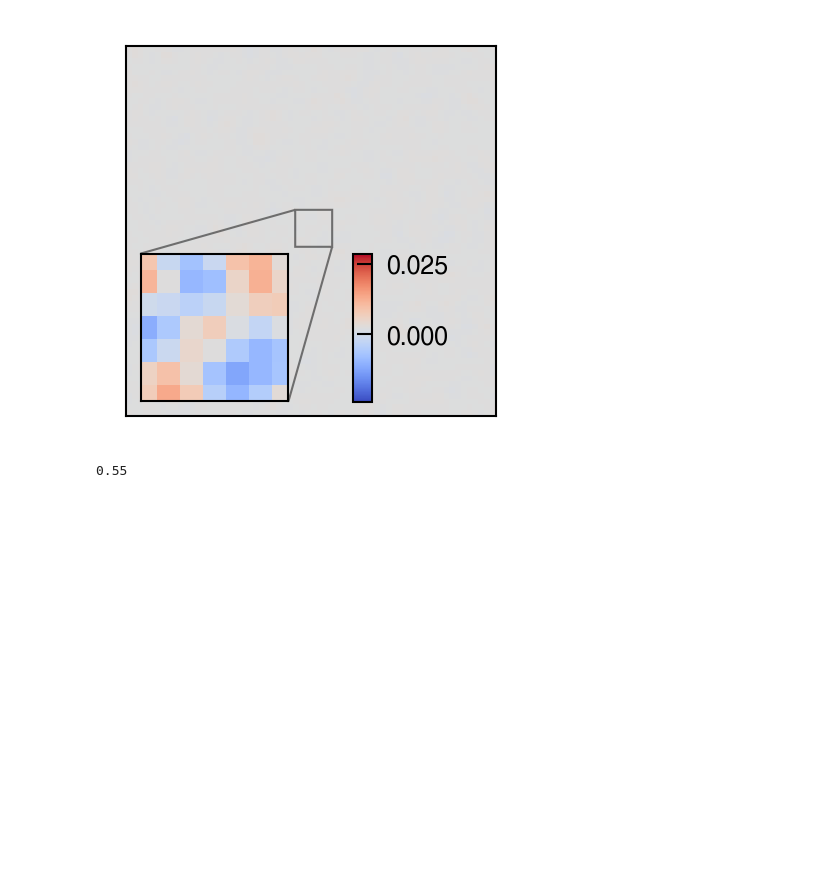
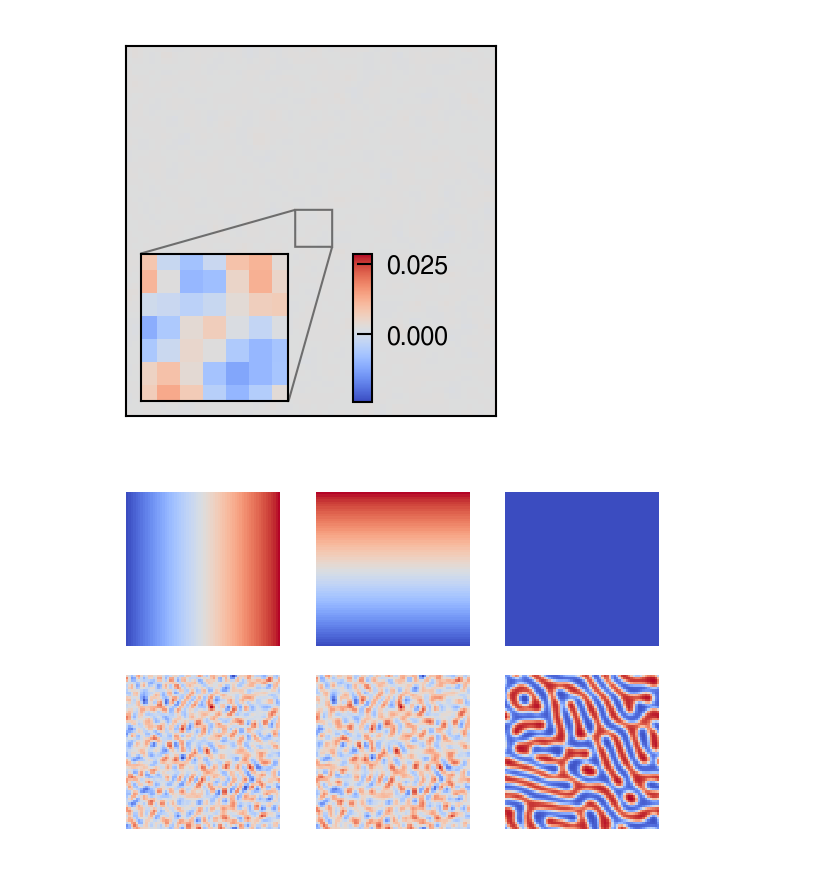
Before and after one commit to NanxiiChen/PF-PINO, a Jupyter notebook: spinodal_decomp/compare.ipynb, the cells around one changed output. Cells and saved outputs as stored; diff of their text form; code cells hidden in the pictures; blank space fills up the shorter version.

Commit message:
Update figures

```diff
--- a/spinodal_decomp/compare.ipynb
+++ b/spinodal_decomp/compare.ipynb
@@ -527,7 +527,51 @@ fig.savefig(os.path.join(save_fig_dir, "spinodal_decomposition_u0.pdf"), dpi=450
 'created' timestamp seems very low; regarding as unix timestamp
 'modified' timestamp seems very low; regarding as unix timestamp
 [figure]
-# %%
-region[1]
-# %% [output]
-0.55
+# %%
+# show: meshesx, meshesy, M_value, u0, u1, u_last
+
+fig, axes = plt.subplots(2, 3, figsize=(2, 4/3))
+axes = axes.flatten()
+
+# plot meshesx
+ax = axes[0]
+ax.pcolormesh(meshesx, meshesy, meshesx, shading='auto', cmap='coolwarm', rasterized=True)
+ax.set_axis_off()
+ax.set_aspect('equal')
+
+# plot meshesy
+ax = axes[1]
+ax.pcolormesh(meshesx, meshesy, meshesy, shading='auto', cmap='coolwarm', rasterized=True)
+ax.set_axis_off()
+ax.set_aspect('equal')
+
+# plot M_value as a constant field
+ax = axes[2]
+M_value = test_ms[0]
+M_field = jnp.ones_like(meshesx) * M_value
+ax.pcolormesh(meshesx, meshesy, M_field, shading='auto', cmap='coolwarm', rasterized=True)
+ax.set_axis_off()
+ax.set_aspect('equal')
+
+# plot u0
+ax = axes[3]
+ax.pcolormesh(meshesx, meshesy, u0[-1, 0], shading='auto', cmap='coolwarm', rasterized=True)
+ax.set_axis_off()
+ax.set_aspect('equal')
+
+# plot u1
+ax = axes[4]
+ax.pcolormesh(meshesx, meshesy, y_test[-1, 0, 0], shading='auto', cmap='coolwarm', rasterized=True)
+ax.set_axis_off()
+ax.set_aspect('equal')
+
+# plot u_last
+ax = axes[5]
+ax.pcolormesh(meshesx, meshesy, y_test[-1, -1, 0], shading='auto', cmap='coolwarm', rasterized=True)
+ax.set_axis_off()
+ax.set_aspect('equal')
+
+fig.tight_layout()
+fig.savefig(os.path.join(save_fig_dir, "spinodal_decomposition_display_inputoutput.pdf"), dpi=450,  pad_inches=0.0)
+# %% [output]
+[figure, added]
```
Also changed, not shown: parts of 3 cells of this notebook, 8 other files.
